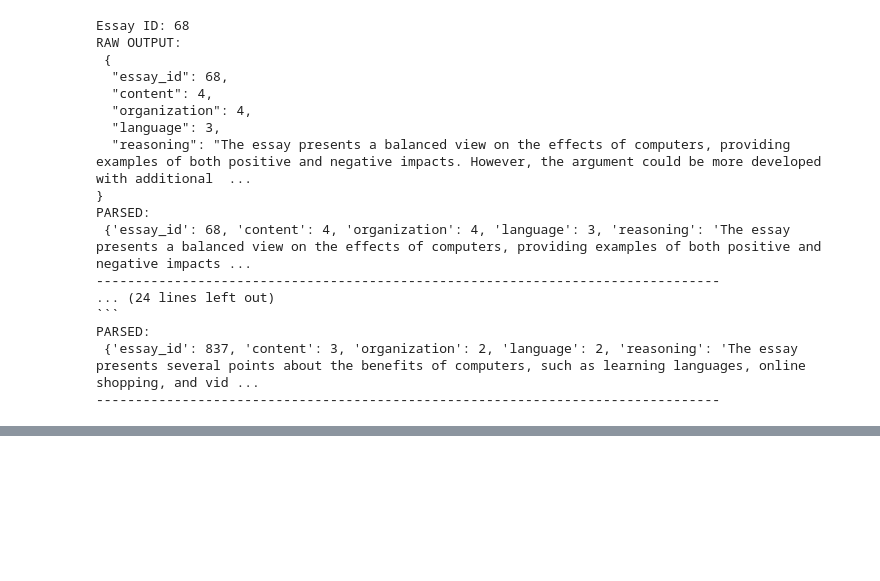
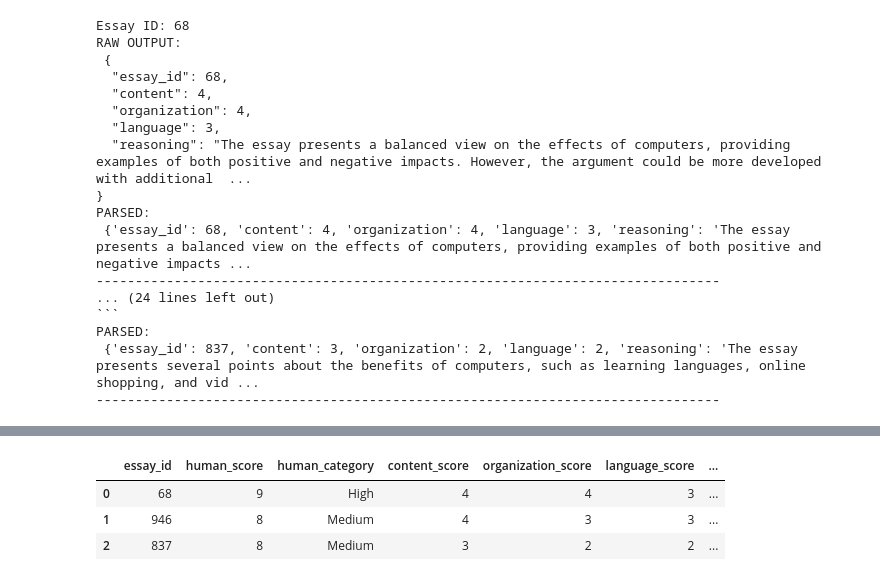
Before and after one commit to MalakSalehh/Thesis-datasets, a Jupyter notebook: GPT4o.ipynb, the cells around one changed output, grey strips where cells are left out. Cells and saved outputs as stored; diff of their text form; code cells hidden in the pictures; blank space fills up the shorter version.

```diff
--- a/GPT4o.ipynb
+++ b/GPT4o.ipynb
@@ -327,0 +313,78 @@ KeyError: "['predicted_score', 'predicted_category'] not in index"
+# %%
+import pandas as pd
+import numpy as np
+
+# manual results from the 3 outputs you already got
+results = [
+    {
+        "essay_id": 68,
+        "human_score": int(demo_small.loc[demo_small["essay_id"] == 68, "domain1_score"].iloc[0]),
+        "content_score": 4,
+        "organization_score": 4,
+        "language_score": 3,
+        "reasoning": "The essay presents a balanced view on the effects of computers, providing examples of both positive and negative impacts. However, the argument could be more developed with additional supporting details. The organization is clear, with a logical flow from introduction to conclusion, but transitions between ideas could be smoother. Language use is generally clear, but there are some grammatical errors and awkward phrasing that affect clarity."
+    },
+    {
+        "essay_id": 946,
+        "human_score": int(demo_small.loc[demo_small["essay_id"] == 946, "domain1_score"].iloc[0]),
+        "content_score": 4,
+        "organization_score": 3,
+        "language_score": 3,
+        "reasoning": "The essay presents a clear stance against excessive computer use, supported by examples of negative impacts on health, family time, and personal enjoyment. However, the examples are somewhat repetitive and lack depth. The organization is somewhat disjointed, with abrupt transitions between points. Language use is basic, with some grammatical errors and awkward phrasing."
+    },
+    {
+        "essay_id": 837,
+        "human_score": int(demo_small.loc[demo_small["essay_id"] == 837, "domain1_score"].iloc[0]),
+        "content_score": 3,
+        "organization_score": 2,
+        "language_score": 2,
+        "reasoning": "The essay presents several points about the benefits of computers, such as learning languages, online shopping, and video chatting. However, the support for these points is minimal and lacks depth. The organization is weak, with a lack of clear structure and logical flow. The language is informal and contains grammatical errors, affecting clarity."
+    }
+]
+
+results_df = pd.DataFrame(results)
+
+def score_to_category(score):
+    if score <= 5:
+        return "Low"
+    elif score <= 8:
+        return "Medium"
+    else:
+        return "High"
+
+def compute_from_row(row):
+    avg = np.mean([
+        row["content_score"],
+        row["organization_score"],
+        row["language_score"]
+    ])
+    predicted_score = int(round(avg * 2))
+    predicted_score = max(2, min(12, predicted_score))
+    predicted_category = score_to_category(predicted_score)
+
+    return pd.Series({
+        "predicted_score": predicted_score,
+        "predicted_category": predicted_category,
+        "human_category": score_to_category(row["human_score"])
+    })
+
+results_df[["predicted_score", "predicted_category", "human_category"]] = results_df.apply(
+    compute_from_row,
+    axis=1
+)
+
+results_df[[
+    "essay_id",
+    "human_score",
+    "human_category",
+    "content_score",
+    "organization_score",
+    "language_score",
+    "predicted_score",
+    "predicted_category"
+]]
+# %% [output]
+|  | essay_id | human_score | human_category | content_score | organization_score | language_score | ... |
+| 0 | 68 | 9 | High | 4 | 4 | 3 | ... |
+| 1 | 946 | 8 | Medium | 4 | 3 | 3 | ... |
+| 2 | 837 | 8 | Medium | 3 | 2 | 2 | ... |
```
Also changed, not shown: parts of 1 cell of this notebook.
